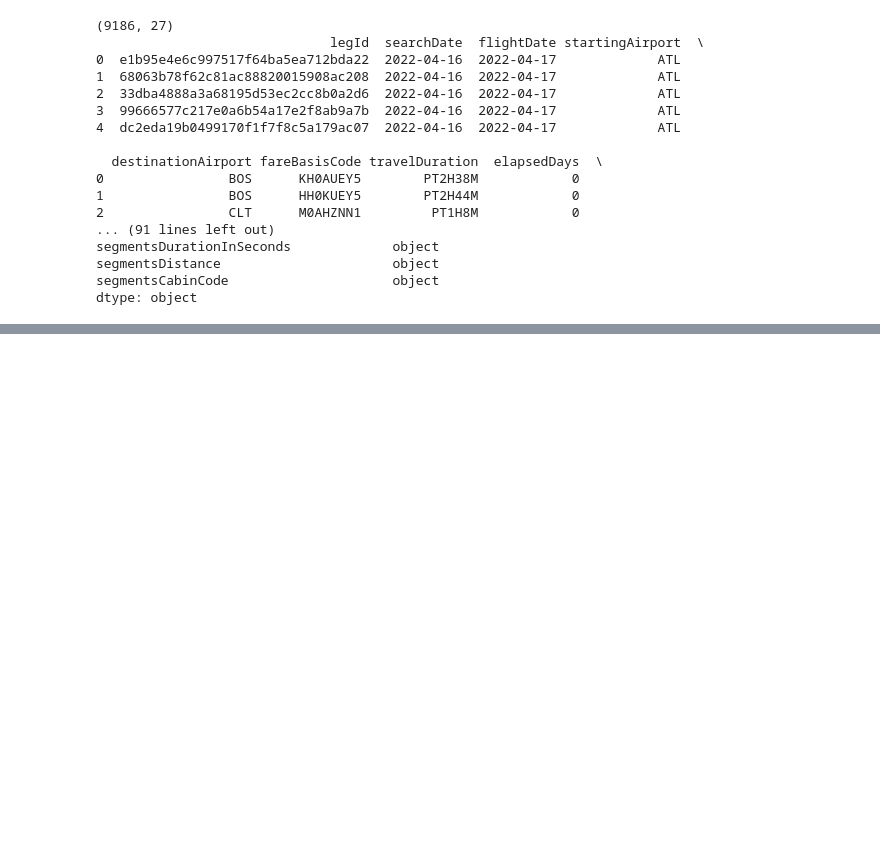
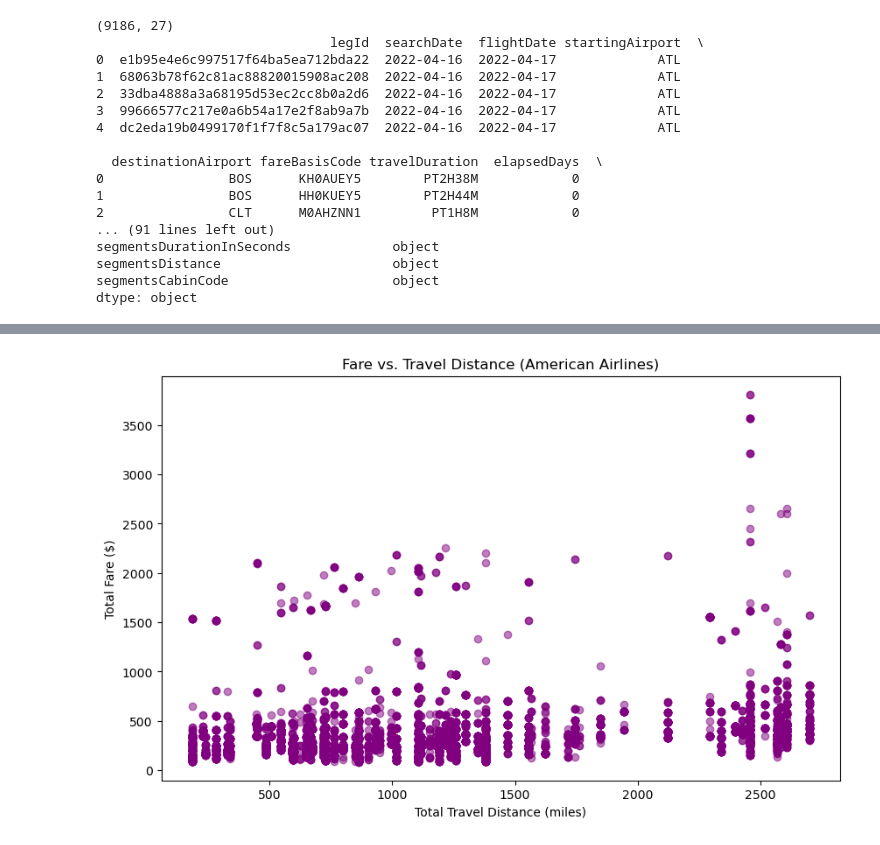
Before and after one commit to OrlandoBrandon/orlandobrandon.github.io, a Jupyter notebook: Project_3/Airlines_Regression_Model.ipynb, the cells around one changed output, grey strips where cells are left out. Drawn from its saved outputs; the diff is of its cells as text; code cells hidden in the pictures; blank space fills up the shorter version.

```diff
--- a/Project_3/Airlines_Regression_Model.ipynb
+++ b/Project_3/Airlines_Regression_Model.ipynb
@@ -88,0 +159,9 @@ dtype: object
+# %%
+plt.figure(figsize=(10, 6))
+plt.scatter(filtered_df['totalTravelDistance'], filtered_df['totalFare'], alpha=0.5, color='purple')
+plt.title('Fare vs. Travel Distance (American Airlines)')
+plt.xlabel('Total Travel Distance (miles)')
+plt.ylabel('Total Fare ($)')
+plt.show()
+# %% [output]
+[figure, added]
```
Also changed, not shown: parts of 20 cells of this notebook, 4 other files.
